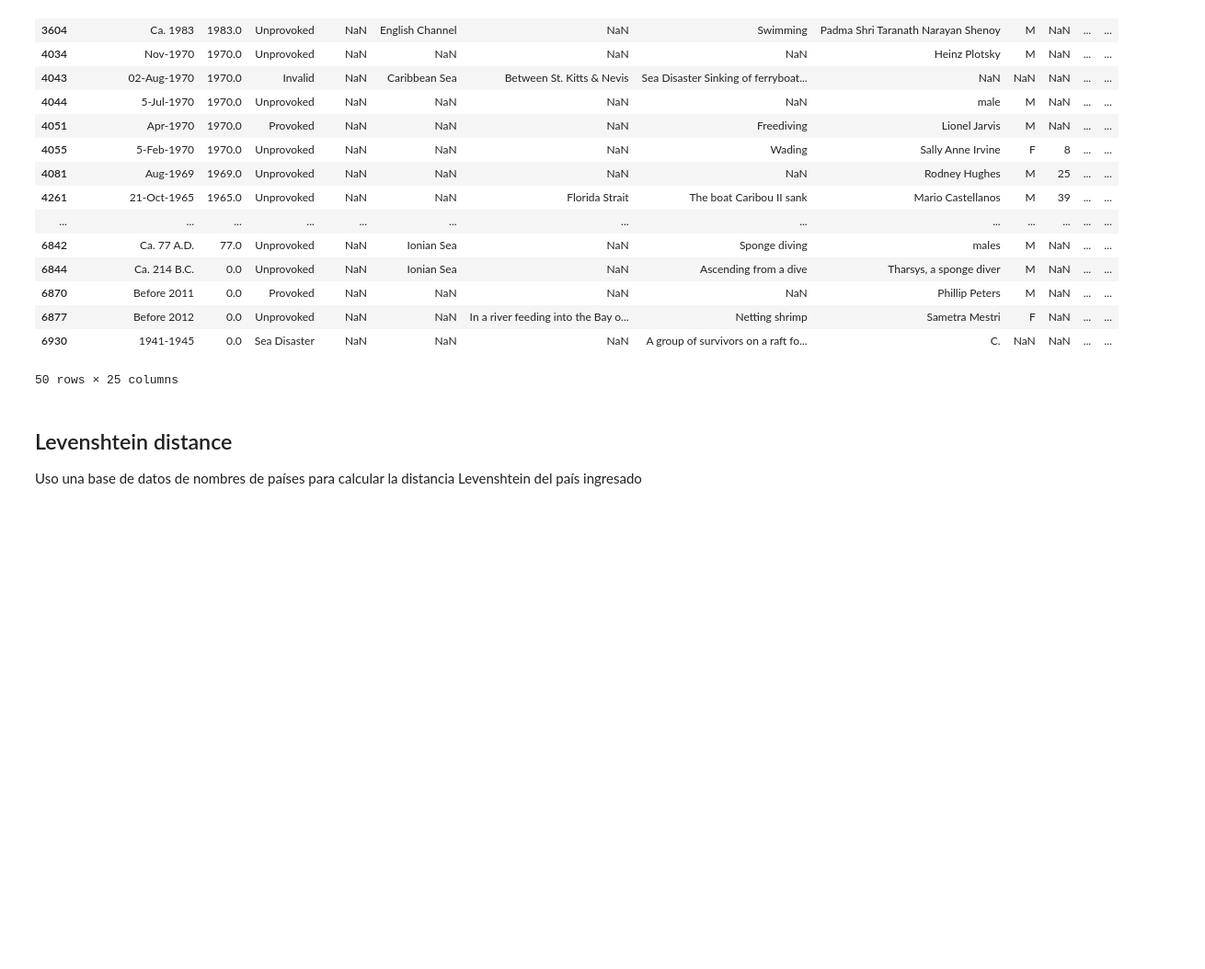
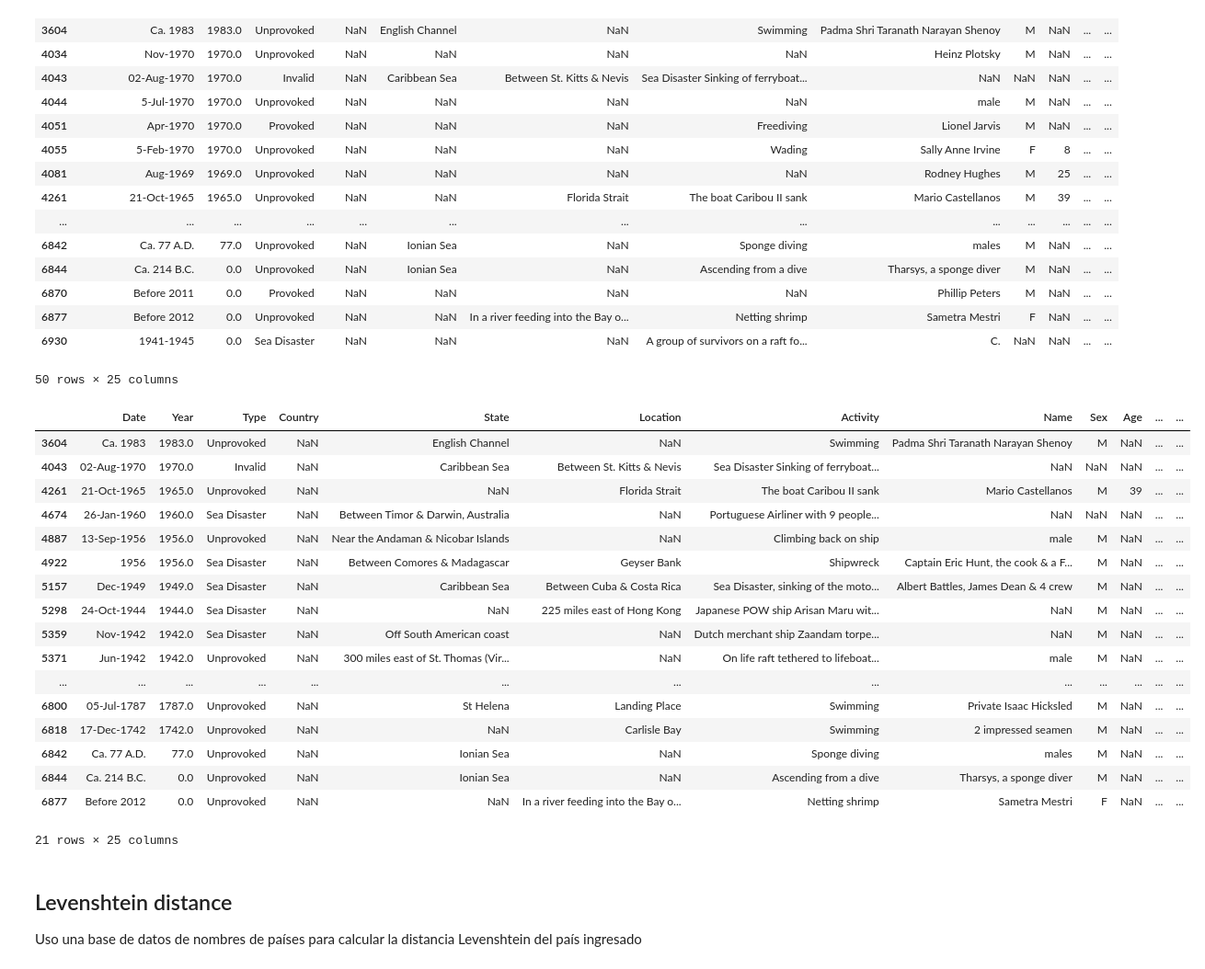
Before and after one commit to yagopajarino/uba-calidatos-tpshark, a Jupyter notebook: analisis.ipynb, the cells around one changed output. Shown at 92% size. Saved outputs shown, nothing was run; the diff lists cells and outputs as text; code cells hidden in the pictures; blank space fills up the shorter version.

```diff
--- a/analisis.ipynb
+++ b/analisis.ipynb
@@ -171,7 +171,30 @@ df[df["Country"].isna()]
 50 rows × 25 columns
 # %%
 # elimino filas sin pais
+df_missing = df[df["Country"].isnull() & (df["State"].notnull() | df["Location"].notnull())]
+
 df.dropna(subset=["Country"], inplace=True)
+
+df_missing
+# %% [output]
+|  | Date | Year | Type | Country | State | Location | Activity | Name | Sex | Age | ... | ... |
+| 3604 | Ca. 1983 | 1983.0 | Unprovoked | NaN | English Channel | NaN | Swimming | Padma Shri Taranath Narayan Shenoy | M | NaN | ... | ... |
+| 4043 | 02-Aug-1970 | 1970.0 | Invalid | NaN | Caribbean Sea | Between St. Kitts & Nevis | Sea Disaster Sinking of ferryboat... | NaN | NaN | NaN | ... | ... |
+| 4261 | 21-Oct-1965 | 1965.0 | Unprovoked | NaN | NaN | Florida Strait | The boat Caribou II sank | Mario Castellanos | M | 39 | ... | ... |
+| 4674 | 26-Jan-1960 | 1960.0 | Sea Disaster | NaN | Between Timor & Darwin, Australia | NaN | Portuguese Airliner with 9 people... | NaN | NaN | NaN | ... | ... |
+| 4887 | 13-Sep-1956 | 1956.0 | Unprovoked | NaN | Near the Andaman & Nicobar Islands | NaN | Climbing back on ship | male | M | NaN | ... | ... |
+| 4922 | 1956 | 1956.0 | Sea Disaster | NaN | Between Comores & Madagascar | Geyser Bank | Shipwreck | Captain Eric Hunt, the cook & a F... | M | NaN | ... | ... |
+| 5157 | Dec-1949 | 1949.0 | Sea Disaster | NaN | Caribbean Sea | Between Cuba & Costa Rica | Sea Disaster, sinking of the moto... | Albert Battles, James Dean & 4 crew | M | NaN | ... | ... |
+| 5298 | 24-Oct-1944 | 1944.0 | Sea Disaster | NaN | NaN | 225 miles east of Hong Kong | Japanese POW ship Arisan Maru wit... | NaN | M | NaN | ... | ... |
+| 5359 | Nov-1942 | 1942.0 | Sea Disaster | NaN | Off South American coast | NaN | Dutch merchant ship Zaandam torpe... | NaN | M | NaN | ... | ... |
+| 5371 | Jun-1942 | 1942.0 | Unprovoked | NaN | 300 miles east of St. Thomas (Vir... | NaN | On life raft tethered to lifeboat... | male | M | NaN | ... | ... |
+| ... | ... | ... | ... | ... | ... | ... | ... | ... | ... | ... | ... | ... |
+| 6800 | 05-Jul-1787 | 1787.0 | Unprovoked | NaN | St Helena | Landing Place | Swimming | Private Isaac Hicksled | M | NaN | ... | ... |
+| 6818 | 17-Dec-1742 | 1742.0 | Unprovoked | NaN | NaN | Carlisle Bay | Swimming | 2 impressed seamen | M | NaN | ... | ... |
+| 6842 | Ca. 77 A.D. | 77.0 | Unprovoked | NaN | Ionian Sea | NaN | Sponge diving | males | M | NaN | ... | ... |
+| 6844 | Ca. 214 B.C. | 0.0 | Unprovoked | NaN | Ionian Sea | NaN | Ascending from a dive | Tharsys, a sponge diver | M | NaN | ... | ... |
+| 6877 | Before 2012 | 0.0 | Unprovoked | NaN | NaN | In a river feeding into the Bay o... | Netting shrimp | Sametra Mestri | F | NaN | ... | ... |
+21 rows × 25 columns
 # %% [markdown]
 ## Levenshtein distance
 
```
Also changed, not shown: parts of 4 cells of this notebook, 2 other files.
